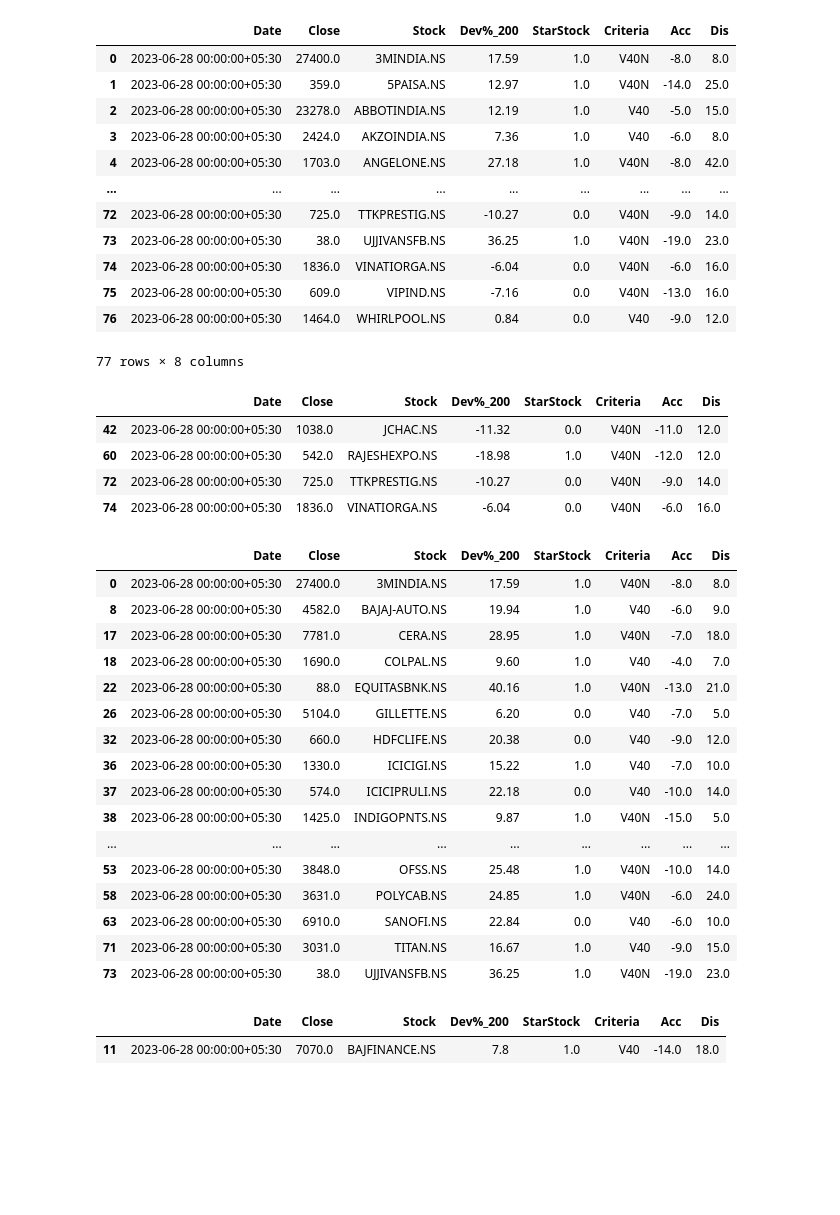
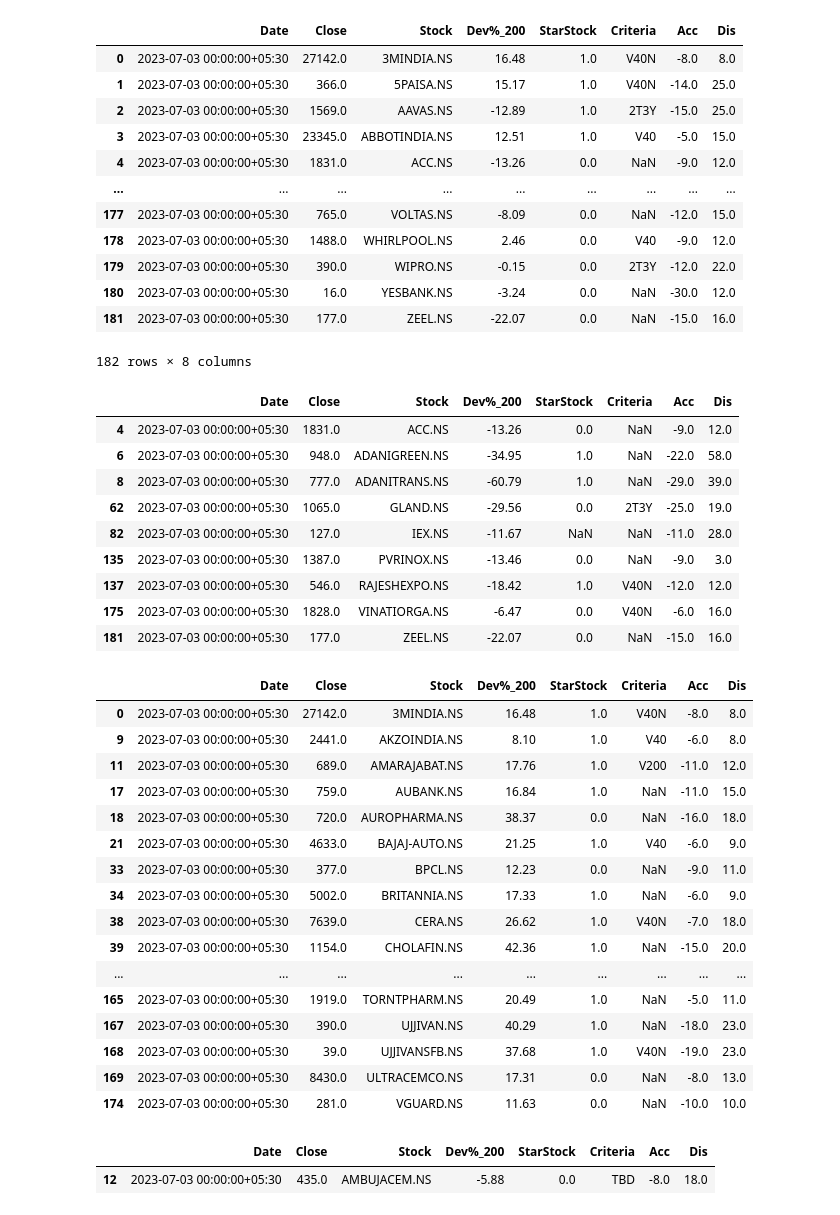
Before and after one commit to ankit-rathi/Data-Science-with-Python, a Jupyter notebook: Tradevesting/myProspects_Acc_Dis_Signals.ipynb, the cells around one changed output. Saved outputs shown, nothing was run; the diff lists cells and outputs as text; code cells hidden in the pictures; blank space fills up the shorter version.

```diff
--- a/Tradevesting/myProspects_Acc_Dis_Signals.ipynb
+++ b/Tradevesting/myProspects_Acc_Dis_Signals.ipynb
@@ -41,7 +41,7 @@ drive.mount('/content/drive')
 
 mypf = pd.read_csv('/content/drive/My Drive/data/stocks/myProspectsScrips.csv')
 
-mypf = mypf[(mypf['Criteria'] == 'V40') | (mypf['Criteria'] == 'V40N')]
+#mypf = mypf[(mypf['Criteria'] == 'V40') | (mypf['Criteria'] == 'V40N')]
 
 #mypf = mypf[mypf['Nifty100'] == 1]
 
@@ -211,18 +211,18 @@ df_recomm = pd.merge(df_prec_dev, df_acc_dis)
 df_recomm
 # %% [output]
 |  | Date | Close | Stock | Dev%_200 | StarStock | Criteria | Acc | Dis |
-| 0 | 2023-06-28 00:00:00+05:30 | 27400.0 | 3MINDIA.NS | 17.59 | 1.0 | V40N | -8.0 | 8.0 |
-| 1 | 2023-06-28 00:00:00+05:30 | 359.0 | 5PAISA.NS | 12.97 | 1.0 | V40N | -14.0 | 25.0 |
-| 2 | 2023-06-28 00:00:00+05:30 | 23278.0 | ABBOTINDIA.NS | 12.19 | 1.0 | V40 | -5.0 | 15.0 |
-| 3 | 2023-06-28 00:00:00+05:30 | 2424.0 | AKZOINDIA.NS | 7.36 | 1.0 | V40 | -6.0 | 8.0 |
-| 4 | 2023-06-28 00:00:00+05:30 | 1703.0 | ANGELONE.NS | 27.18 | 1.0 | V40N | -8.0 | 42.0 |
+| 0 | 2023-07-03 00:00:00+05:30 | 27142.0 | 3MINDIA.NS | 16.48 | 1.0 | V40N | -8.0 | 8.0 |
+| 1 | 2023-07-03 00:00:00+05:30 | 366.0 | 5PAISA.NS | 15.17 | 1.0 | V40N | -14.0 | 25.0 |
+| 2 | 2023-07-03 00:00:00+05:30 | 1569.0 | AAVAS.NS | -12.89 | 1.0 | 2T3Y | -15.0 | 25.0 |
+| 3 | 2023-07-03 00:00:00+05:30 | 23345.0 | ABBOTINDIA.NS | 12.51 | 1.0 | V40 | -5.0 | 15.0 |
+| 4 | 2023-07-03 00:00:00+05:30 | 1831.0 | ACC.NS | -13.26 | 0.0 | NaN | -9.0 | 12.0 |
 | ... | ... | ... | ... | ... | ... | ... | ... | ... |
-| 72 | 2023-06-28 00:00:00+05:30 | 725.0 | TTKPRESTIG.NS | -10.27 | 0.0 | V40N | -9.0 | 14.0 |
-| 73 | 2023-06-28 00:00:00+05:30 | 38.0 | UJJIVANSFB.NS | 36.25 | 1.0 | V40N | -19.0 | 23.0 |
-| 74 | 2023-06-28 00:00:00+05:30 | 1836.0 | VINATIORGA.NS | -6.04 | 0.0 | V40N | -6.0 | 16.0 |
-| 75 | 2023-06-28 00:00:00+05:30 | 609.0 | VIPIND.NS | -7.16 | 0.0 | V40N | -13.0 | 16.0 |
-| 76 | 2023-06-28 00:00:00+05:30 | 1464.0 | WHIRLPOOL.NS | 0.84 | 0.0 | V40 | -9.0 | 12.0 |
+| 177 | 2023-07-03 00:00:00+05:30 | 765.0 | VOLTAS.NS | -8.09 | 0.0 | NaN | -12.0 | 15.0 |
+| 178 | 2023-07-03 00:00:00+05:30 | 1488.0 | WHIRLPOOL.NS | 2.46 | 0.0 | V40 | -9.0 | 12.0 |
+| 179 | 2023-07-03 00:00:00+05:30 | 390.0 | WIPRO.NS | -0.15 | 0.0 | 2T3Y | -12.0 | 22.0 |
+| 180 | 2023-07-03 00:00:00+05:30 | 16.0 | YESBANK.NS | -3.24 | 0.0 | NaN | -30.0 | 12.0 |
+| 181 | 2023-07-03 00:00:00+05:30 | 177.0 | ZEEL.NS | -22.07 | 0.0 | NaN | -15.0 | 16.0 |
-77 rows × 8 columns
+182 rows × 8 columns
 # %%
 df_recomm.to_csv('/content/drive/My Drive/data/stocks/myProspects-Acc-Dis-Signals.csv', index=False)
 # %%
@@ -230,37 +230,42 @@ df_recomm.to_csv('/content/drive/My Drive/data/stocks/myProspects-Acc-Dis-Signal
 df_recomm[df_recomm['Dev%_200'] < df_recomm['Acc']]
 # %% [output]
 |  | Date | Close | Stock | Dev%_200 | StarStock | Criteria | Acc | Dis |
-| 42 | 2023-06-28 00:00:00+05:30 | 1038.0 | JCHAC.NS | -11.32 | 0.0 | V40N | -11.0 | 12.0 |
-| 60 | 2023-06-28 00:00:00+05:30 | 542.0 | RAJESHEXPO.NS | -18.98 | 1.0 | V40N | -12.0 | 12.0 |
-| 72 | 2023-06-28 00:00:00+05:30 | 725.0 | TTKPRESTIG.NS | -10.27 | 0.0 | V40N | -9.0 | 14.0 |
-| 74 | 2023-06-28 00:00:00+05:30 | 1836.0 | VINATIORGA.NS | -6.04 | 0.0 | V40N | -6.0 | 16.0 |
+| 4 | 2023-07-03 00:00:00+05:30 | 1831.0 | ACC.NS | -13.26 | 0.0 | NaN | -9.0 | 12.0 |
+| 6 | 2023-07-03 00:00:00+05:30 | 948.0 | ADANIGREEN.NS | -34.95 | 1.0 | NaN | -22.0 | 58.0 |
+| 8 | 2023-07-03 00:00:00+05:30 | 777.0 | ADANITRANS.NS | -60.79 | 1.0 | NaN | -29.0 | 39.0 |
+| 62 | 2023-07-03 00:00:00+05:30 | 1065.0 | GLAND.NS | -29.56 | 0.0 | 2T3Y | -25.0 | 19.0 |
+| 82 | 2023-07-03 00:00:00+05:30 | 127.0 | IEX.NS | -11.67 | NaN | NaN | -11.0 | 28.0 |
+| 135 | 2023-07-03 00:00:00+05:30 | 1387.0 | PVRINOX.NS | -13.46 | 0.0 | NaN | -9.0 | 3.0 |
+| 137 | 2023-07-03 00:00:00+05:30 | 546.0 | RAJESHEXPO.NS | -18.42 | 1.0 | V40N | -12.0 | 12.0 |
+| 175 | 2023-07-03 00:00:00+05:30 | 1828.0 | VINATIORGA.NS | -6.47 | 0.0 | V40N | -6.0 | 16.0 |
+| 181 | 2023-07-03 00:00:00+05:30 | 177.0 | ZEEL.NS | -22.07 | 0.0 | NaN | -15.0 | 16.0 |
 # %%
 # Disburse
 df_recomm[df_recomm['Dev%_200'] > df_recomm['Dis']]
 # %% [output]
 |  | Date | Close | Stock | Dev%_200 | StarStock | Criteria | Acc | Dis |
-| 0 | 2023-06-28 00:00:00+05:30 | 27400.0 | 3MINDIA.NS | 17.59 | 1.0 | V40N | -8.0 | 8.0 |
-| 8 | 2023-06-28 00:00:00+05:30 | 4582.0 | BAJAJ-AUTO.NS | 19.94 | 1.0 | V40 | -6.0 | 9.0 |
-| 17 | 2023-06-28 00:00:00+05:30 | 7781.0 | CERA.NS | 28.95 | 1.0 | V40N | -7.0 | 18.0 |
-| 18 | 2023-06-28 00:00:00+05:30 | 1690.0 | COLPAL.NS | 9.60 | 1.0 | V40 | -4.0 | 7.0 |
-| 22 | 2023-06-28 00:00:00+05:30 | 88.0 | EQUITASBNK.NS | 40.16 | 1.0 | V40N | -13.0 | 21.0 |
-| 26 | 2023-06-28 00:00:00+05:30 | 5104.0 | GILLETTE.NS | 6.20 | 0.0 | V40 | -7.0 | 5.0 |
-| 32 | 2023-06-28 00:00:00+05:30 | 660.0 | HDFCLIFE.NS | 20.38 | 0.0 | V40 | -9.0 | 12.0 |
-| 36 | 2023-06-28 00:00:00+05:30 | 1330.0 | ICICIGI.NS | 15.22 | 1.0 | V40 | -7.0 | 10.0 |
-| 37 | 2023-06-28 00:00:00+05:30 | 574.0 | ICICIPRULI.NS | 22.18 | 0.0 | V40 | -10.0 | 14.0 |
-| 38 | 2023-06-28 00:00:00+05:30 | 1425.0 | INDIGOPNTS.NS | 9.87 | 1.0 | V40N | -15.0 | 5.0 |
+| 0 | 2023-07-03 00:00:00+05:30 | 27142.0 | 3MINDIA.NS | 16.48 | 1.0 | V40N | -8.0 | 8.0 |
+| 9 | 2023-07-03 00:00:00+05:30 | 2441.0 | AKZOINDIA.NS | 8.10 | 1.0 | V40 | -6.0 | 8.0 |
+| 11 | 2023-07-03 00:00:00+05:30 | 689.0 | AMARAJABAT.NS | 17.76 | 1.0 | V200 | -11.0 | 12.0 |
+| 17 | 2023-07-03 00:00:00+05:30 | 759.0 | AUBANK.NS | 16.84 | 1.0 | NaN | -11.0 | 15.0 |
+| 18 | 2023-07-03 00:00:00+05:30 | 720.0 | AUROPHARMA.NS | 38.37 | 0.0 | NaN | -16.0 | 18.0 |
+| 21 | 2023-07-03 00:00:00+05:30 | 4633.0 | BAJAJ-AUTO.NS | 21.25 | 1.0 | V40 | -6.0 | 9.0 |
+| 33 | 2023-07-03 00:00:00+05:30 | 377.0 | BPCL.NS | 12.23 | 0.0 | NaN | -9.0 | 11.0 |
+| 34 | 2023-07-03 00:00:00+05:30 | 5002.0 | BRITANNIA.NS | 17.33 | 1.0 | NaN | -6.0 | 9.0 |
+| 38 | 2023-07-03 00:00:00+05:30 | 7639.0 | CERA.NS | 26.62 | 1.0 | V40N | -7.0 | 18.0 |
+| 39 | 2023-07-03 00:00:00+05:30 | 1154.0 | CHOLAFIN.NS | 42.36 | 1.0 | NaN | -15.0 | 20.0 |
 | ... | ... | ... | ... | ... | ... | ... | ... | ... |
-| 53 | 2023-06-28 00:00:00+05:30 | 3848.0 | OFSS.NS | 25.48 | 1.0 | V40N | -10.0 | 14.0 |
-| 58 | 2023-06-28 00:00:00+05:30 | 3631.0 | POLYCAB.NS | 24.85 | 1.0 | V40N | -6.0 | 24.0 |
-| 63 | 2023-06-28 00:00:00+05:30 | 6910.0 | SANOFI.NS | 22.84 | 0.0 | V40 | -6.0 | 10.0 |
-| 71 | 2023-06-28 00:00:00+05:30 | 3031.0 | TITAN.NS | 16.67 | 1.0 | V40 | -9.0 | 15.0 |
-| 73 | 2023-06-28 00:00:00+05:30 | 38.0 | UJJIVANSFB.NS | 36.25 | 1.0 | V40N | -19.0 | 23.0 |
+| 165 | 2023-07-03 00:00:00+05:30 | 1919.0 | TORNTPHARM.NS | 20.49 | 1.0 | NaN | -5.0 | 11.0 |
+| 167 | 2023-07-03 00:00:00+05:30 | 390.0 | UJJIVAN.NS | 40.29 | 1.0 | NaN | -18.0 | 23.0 |
+| 168 | 2023-07-03 00:00:00+05:30 | 39.0 | UJJIVANSFB.NS | 37.68 | 1.0 | V40N | -19.0 | 23.0 |
+| 169 | 2023-07-03 00:00:00+05:30 | 8430.0 | ULTRACEMCO.NS | 17.31 | 0.0 | NaN | -8.0 | 13.0 |
+| 174 | 2023-07-03 00:00:00+05:30 | 281.0 | VGUARD.NS | 11.63 | 0.0 | NaN | -10.0 | 10.0 |
 # %%
-stock_id = 'BAJFINANCE.NS'
+stock_id = 'AMBUJACEM.NS'
 df_recomm[df_recomm['Stock'] == stock_id]
 # %% [output]
 |  | Date | Close | Stock | Dev%_200 | StarStock | Criteria | Acc | Dis |
-| 11 | 2023-06-28 00:00:00+05:30 | 7070.0 | BAJFINANCE.NS | 7.8 | 1.0 | V40 | -14.0 | 18.0 |
+| 12 | 2023-07-03 00:00:00+05:30 | 435.0 | AMBUJACEM.NS | -5.88 | 0.0 | TBD | -8.0 | 18.0 |
 # %%
 df_recomm['Var'] = df_recomm['Dis'] - df_recomm['Acc']
 df_recomm[df_recomm['Var']>25].sort_values(by = 'Var', ascending=False)
```
Also changed, not shown: parts of 8 cells of this notebook.
